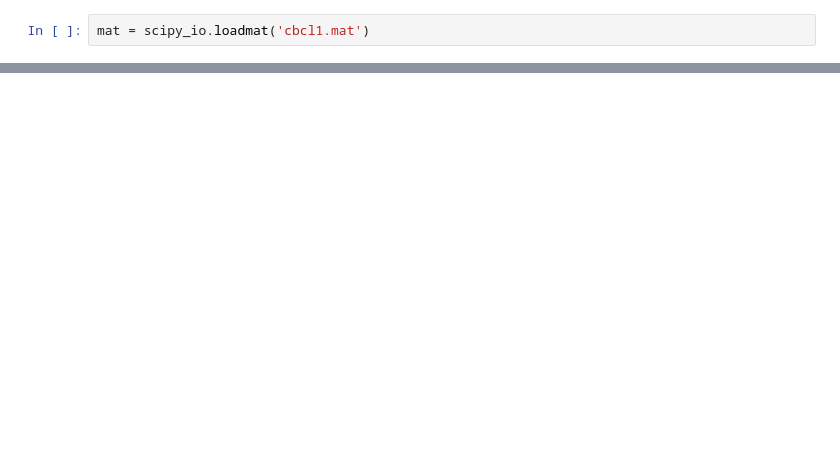
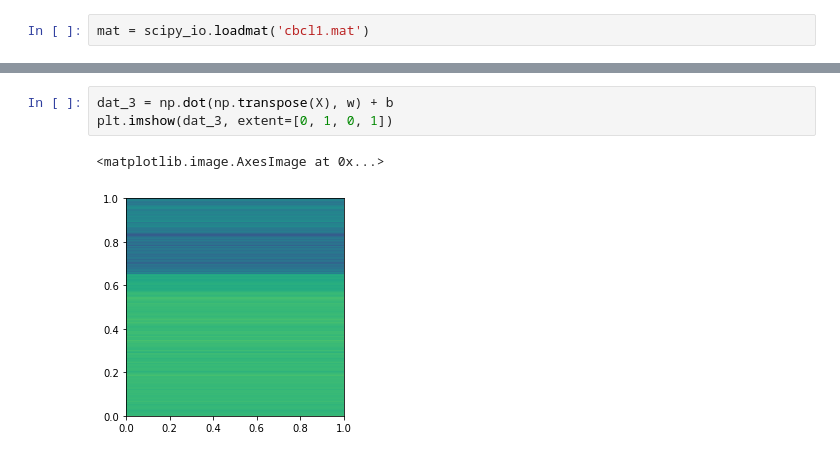
Before and after one commit to WyattGMadden/mathematics_of_machine_learning_group_19, a Jupyter notebook: labs/lab7/lab_7_wyatt_madden_dan_crowley.ipynb, the cells around one changed output, grey strips where cells are left out. Cells and saved outputs as stored; diff of their text form; blank space fills up the shorter version.

```diff
--- a/labs/lab7/lab_7_wyatt_madden_dan_crowley.ipynb
+++ b/labs/lab7/lab_7_wyatt_madden_dan_crowley.ipynb
@@ -94,0 +103,6 @@ TypeError: 'G' must be a 'd' matrix of size (7339, 7339)
+# %%
+dat_3 = np.dot(np.transpose(X), w) + b
+plt.imshow(dat_3, extent=[0, 1, 0, 1])
+# %% [output]
+<matplotlib.image.AxesImage at 0x...>
+[figure, added]
```
Also changed, not shown: parts of 14 cells of this notebook, 5 other files.
